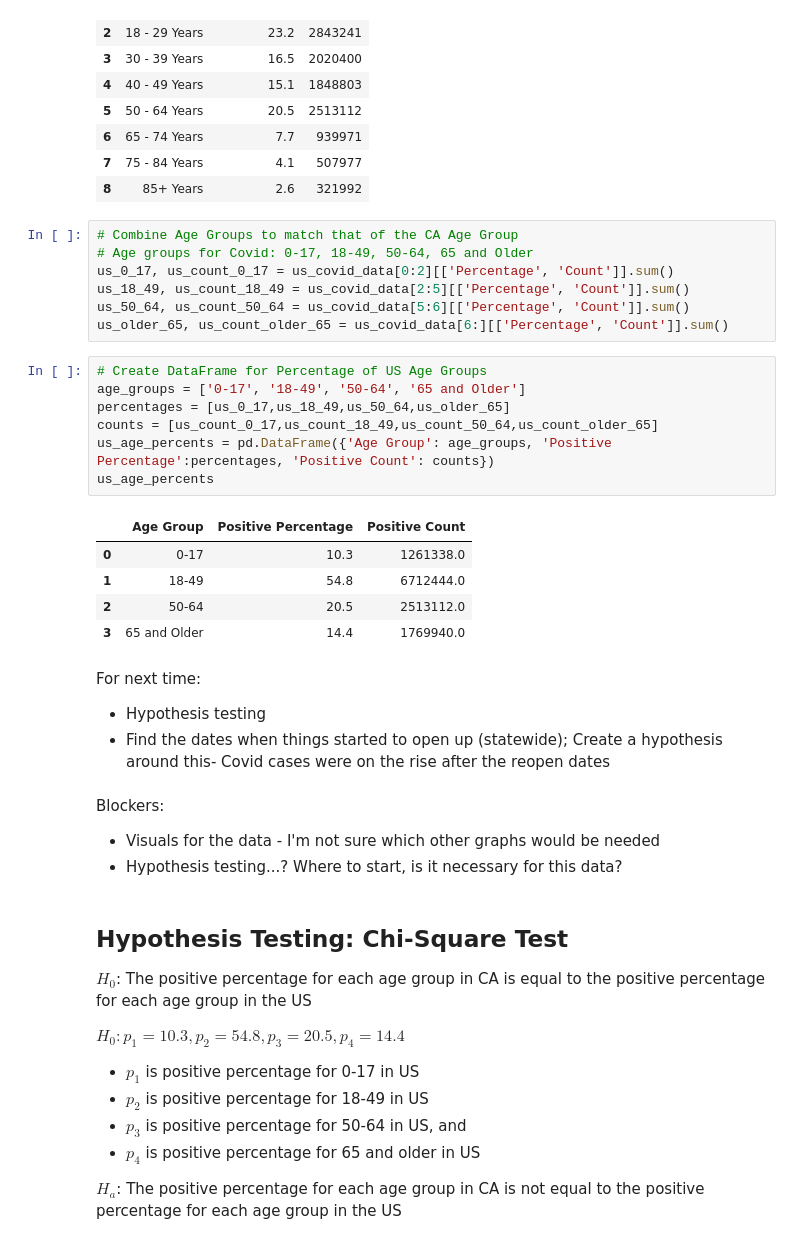
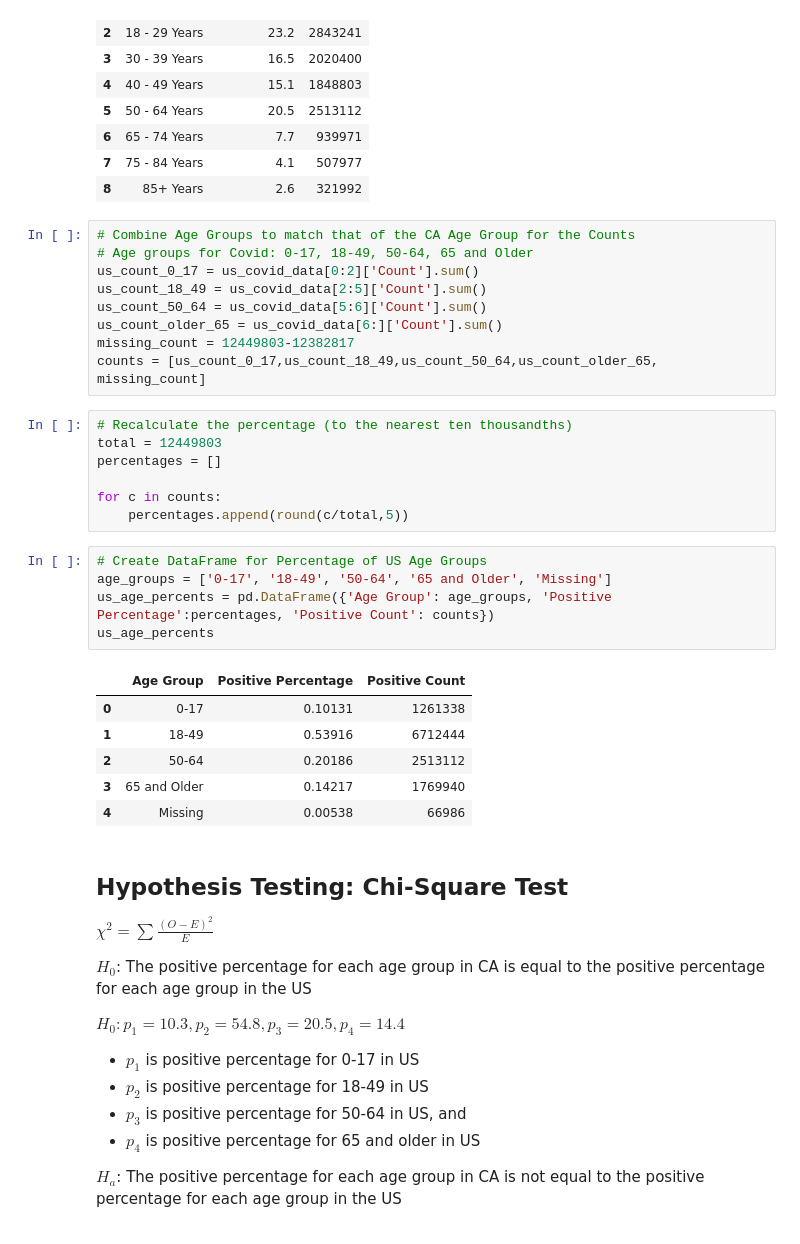
Before and after one commit to nguyenbel/CA-Age-Groups-and-Covid-19, a Jupyter notebook: Covid_EDA.ipynb, the cells around one changed output. Saved outputs shown, nothing was run; the diff lists cells and outputs as text.

```diff
--- a/Covid_EDA.ipynb
+++ b/Covid_EDA.ipynb
@@ -637,35 +621,37 @@ us_covid_data
 | 7 | 75 - 84 Years | 4.1 | 507977 |
 | 8 | 85+ Years | 2.6 | 321992 |
 # %%
-# Combine Age Groups to match that of the CA Age Group
+# Combine Age Groups to match that of the CA Age Group for the Counts
 # Age groups for Covid: 0-17, 18-49, 50-64, 65 and Older
-us_0_17, us_count_0_17 = us_covid_data[0:2][['Percentage', 'Count']].sum()
-us_18_49, us_count_18_49 = us_covid_data[2:5][['Percentage', 'Count']].sum()
-us_50_64, us_count_50_64 = us_covid_data[5:6][['Percentage', 'Count']].sum()
-us_older_65, us_count_older_65 = us_covid_data[6:][['Percentage', 'Count']].sum()
+us_count_0_17 = us_covid_data[0:2]['Count'].sum()
+us_count_18_49 = us_covid_data[2:5]['Count'].sum()
+us_count_50_64 = us_covid_data[5:6]['Count'].sum()
+us_count_older_65 = us_covid_data[6:]['Count'].sum()
+missing_count = 12449803-12382817
+counts = [us_count_0_17,us_count_18_49,us_count_50_64,us_count_older_65, missing_count]
+# %%
+# Recalculate the percentage (to the nearest ten thousandths)
+total = 12449803
+percentages = []
+
+for c in counts:
+    percentages.append(round(c/total,5))
 # %%
 # Create DataFrame for Percentage of US Age Groups
-age_groups = ['0-17', '18-49', '50-64', '65 and Older']
-percentages = [us_0_17,us_18_49,us_50_64,us_older_65]
-counts = [us_count_0_17,us_count_18_49,us_count_50_64,us_count_older_65]
+age_groups = ['0-17', '18-49', '50-64', '65 and Older', 'Missing']
 us_age_percents = pd.DataFrame({'Age Group': age_groups, 'Positive Percentage':percentages, 'Positive Count': counts})
 us_age_percents
 # %% [output]
 |  | Age Group | Positive Percentage | Positive Count |
-| 0 | 0-17 | 10.3 | 1261338.0 |
-| 1 | 18-49 | 54.8 | 6712444.0 |
-| 2 | 50-64 | 20.5 | 2513112.0 |
-| 3 | 65 and Older | 14.4 | 1769940.0 |
+| 0 | 0-17 | 0.10131 | 1261338 |
+| 1 | 18-49 | 0.53916 | 6712444 |
+| 2 | 50-64 | 0.20186 | 2513112 |
+| 3 | 65 and Older | 0.14217 | 1769940 |
+| 4 | Missing | 0.00538 | 66986 |
-# %% [markdown]
-For next time:
-- Hypothesis testing
-- Find the dates when things started to open up (statewide); Create a hypothesis around this- Covid cases were on the rise after the reopen dates
-# %% [markdown]
-Blockers:
-- Visuals for the data - I'm not sure which other graphs would be needed
-- Hypothesis testing...? Where to start, is it necessary for this data?
 # %% [markdown]
 ## Hypothesis Testing: Chi-Square Test
+
+$\chi^2 = \sum \frac{(O - E)^2}{E}$
 
 $H_0$: The positive percentage for each age group in CA is equal to the positive percentage for each age group in the US
 
```
Also changed, not shown: parts of 4 cells of this notebook, 2 other files.
